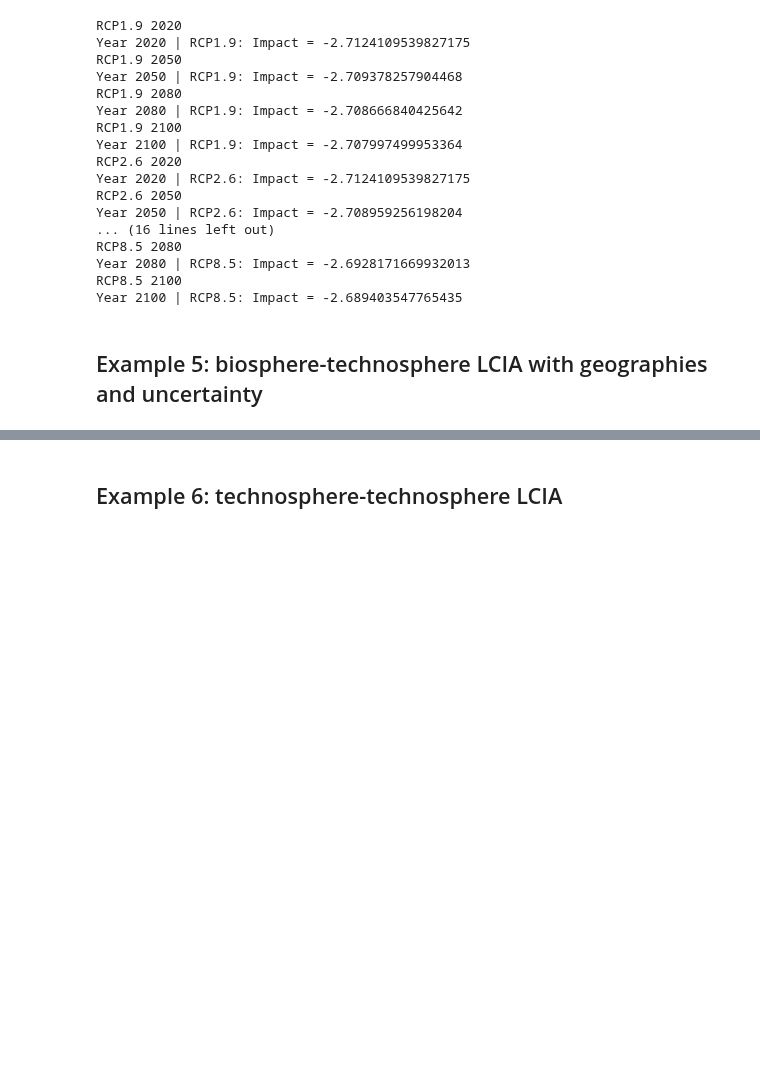
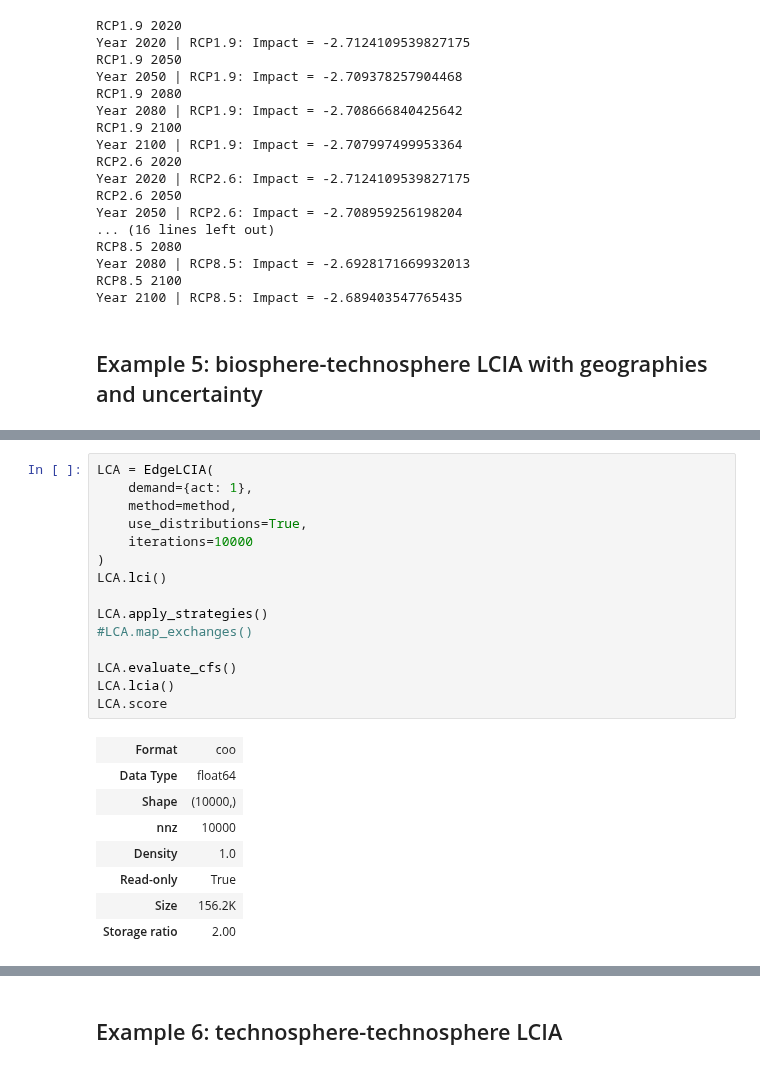
Before and after one commit to Laboratory-for-Energy-Systems-Analysis/edges, a Jupyter notebook: dev/brightcon/Notebook - edges.ipynb, the cells around one changed output, grey strips where cells are left out. Drawn from its saved outputs; the diff is of its cells as text; blank space fills up the shorter version.

```diff
--- a/dev/brightcon/Notebook - edges.ipynb
+++ b/dev/brightcon/Notebook - edges.ipynb
@@ -528,0 +682,24 @@ Year 2100 | RCP8.5: Impact = -2.689403547765435
+# %%
+LCA = EdgeLCIA(
+    demand={act: 1},
+    method=method,
+    use_distributions=True,
+    iterations=10000
+)
+LCA.lci()
+
+LCA.apply_strategies()
+#LCA.map_exchanges()
+
+LCA.evaluate_cfs()
+LCA.lcia()
+LCA.score
+# %% [output]
+| Format | coo |
+| Data Type | float64 |
+| Shape | (10000,) |
+| nnz | 10000 |
+| Density | 1.0 |
+| Read-only | True |
+| Size | 156.2K |
+| Storage ratio | 2.00 |
```
Also changed, not shown: parts of 17 cells of this notebook, 1 other file.
